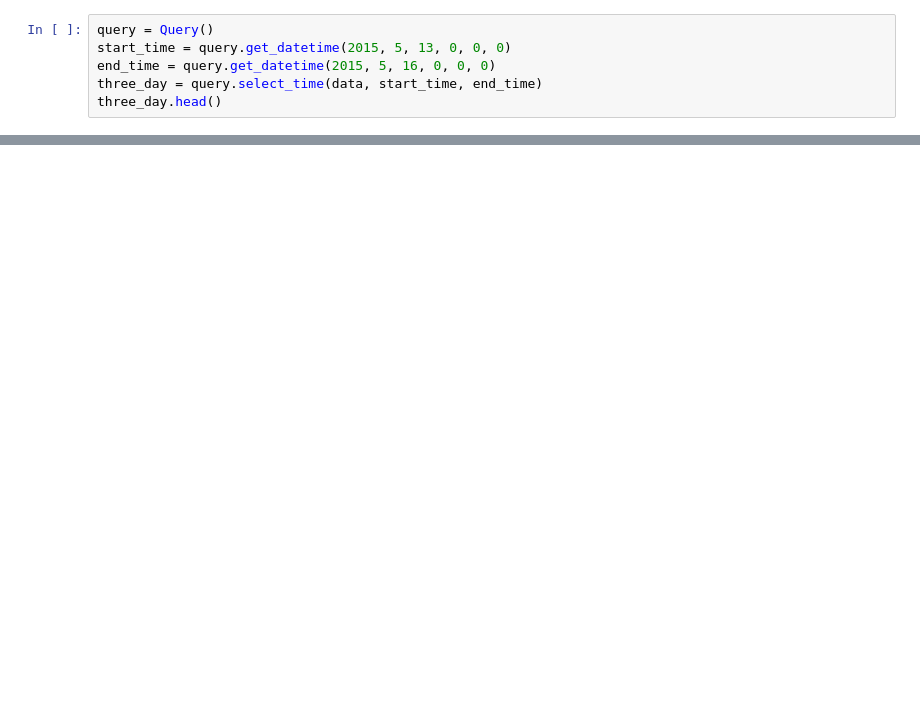
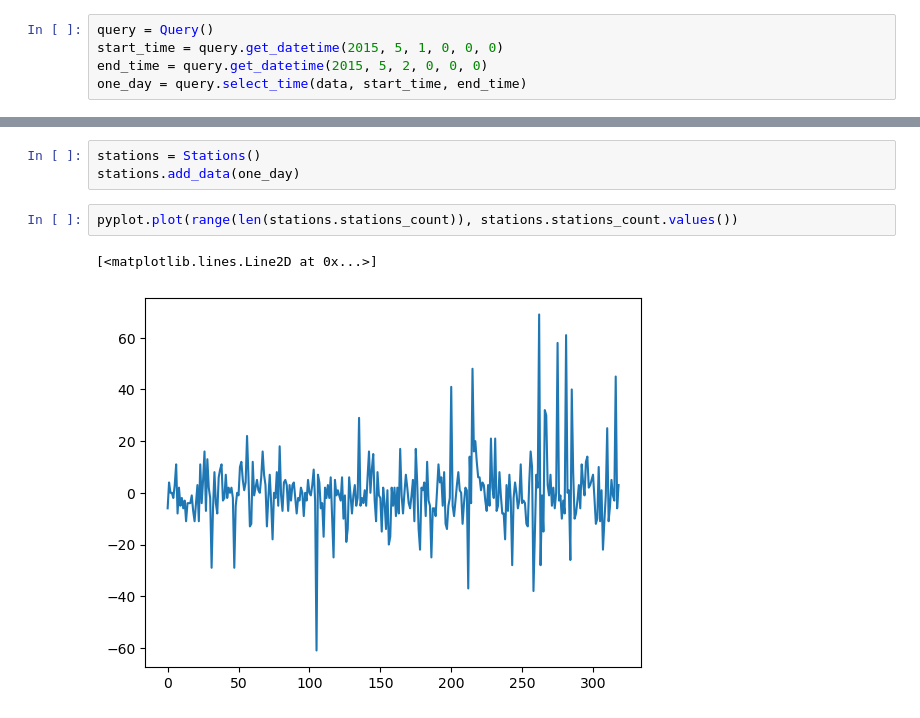
Before and after one commit to jarrettreimers/CSUREMM, a Jupyter notebook: Jarrett.ipynb, the cells around one changed output, grey strips where cells are left out. Cells and saved outputs as stored; diff of their text form; blank space fills up the shorter version.

```diff
--- a/Jarrett.ipynb
+++ b/Jarrett.ipynb
@@ -26,7 +31,6 @@ data.head()
 | 4 | 2734 | 2015-05-01 00:00:51 | 5/1/2015 00:46:26 | 426 | West St & Chambers St | 40.717548 | ... |
 # %%
 query = Query()
-start_time = query.get_datetime(2015, 5, 13, 0, 0, 0)
-end_time = query.get_datetime(2015, 5, 16, 0, 0, 0)
-three_day = query.select_time(data, start_time, end_time)
-three_day.head()
+start_time = query.get_datetime(2015, 5, 1, 0, 0, 0)
+end_time = query.get_datetime(2015, 5, 2, 0, 0, 0)
+one_day = query.select_time(data, start_time, end_time)
@@ -39,0 +37,8 @@ three_day.head()
+# %%
+stations = Stations()
+stations.add_data(one_day)
+# %%
+pyplot.plot(range(len(stations.stations_count)), stations.stations_count.values())
+# %% [output]
+[<matplotlib.lines.Line2D at 0x...>]
+[figure, added]
```
Also changed, not shown: parts of 4 cells of this notebook, 2 other files.
